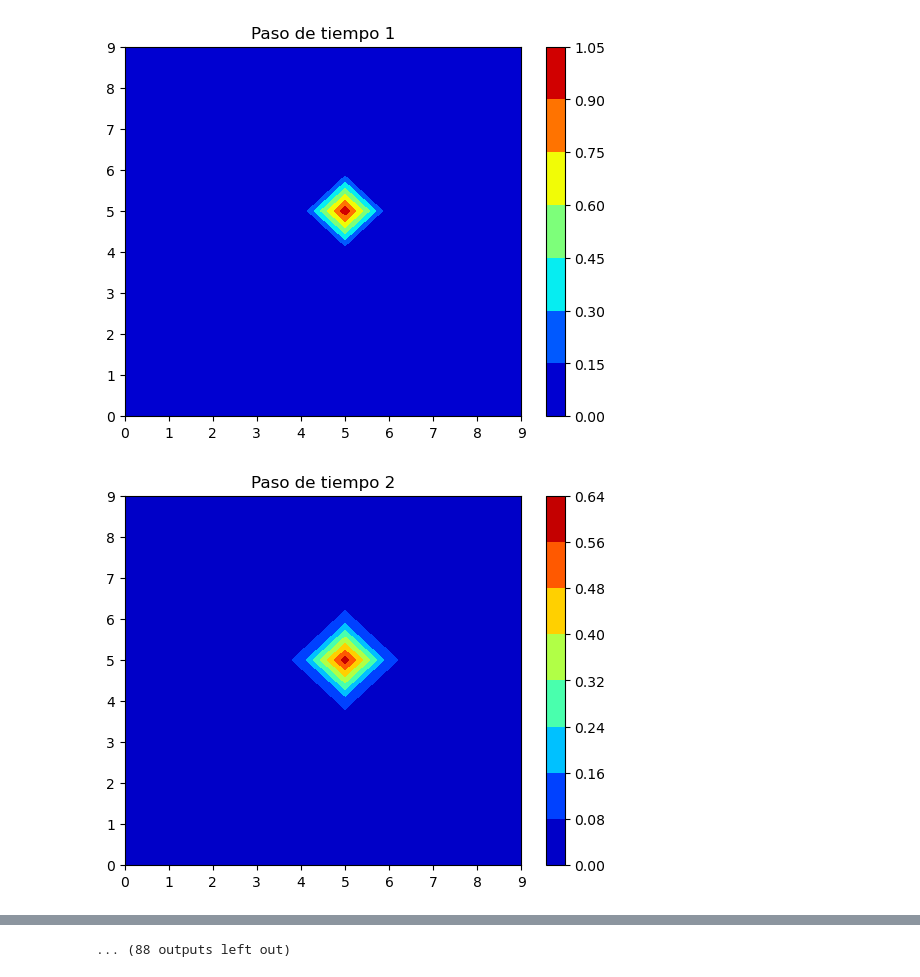
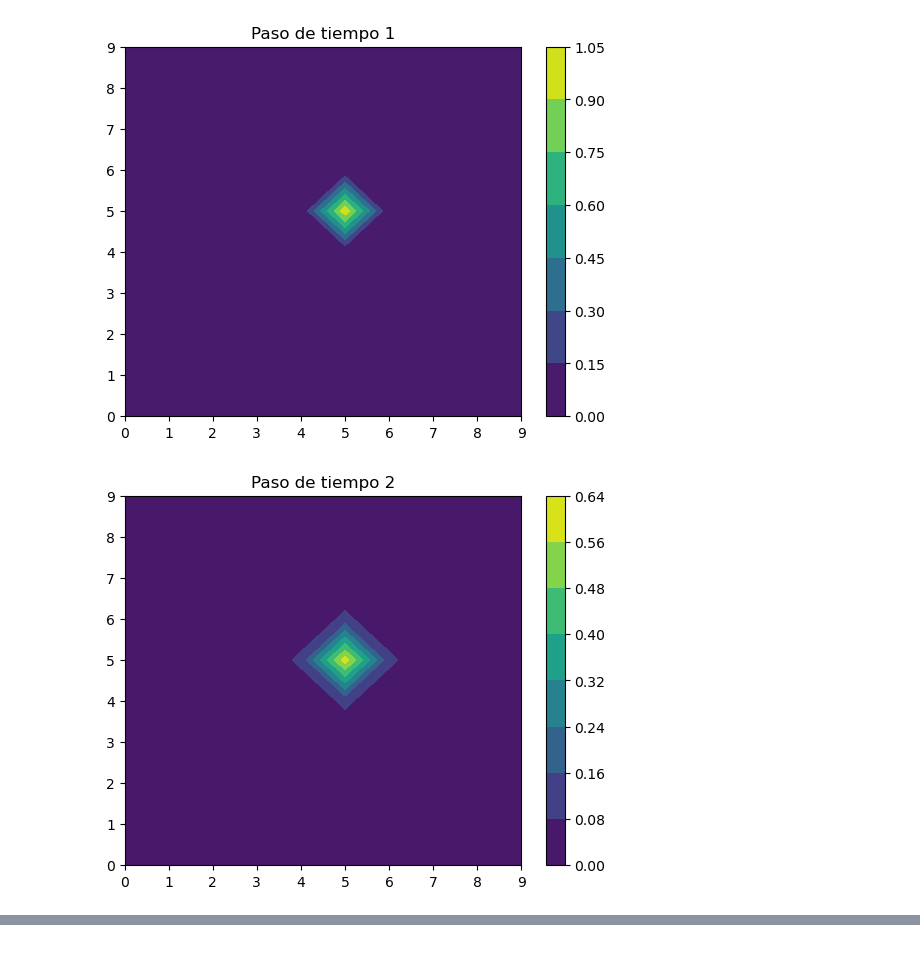
Before and after one commit to alhazacod/heat_eq_t_dependant_boundary, a Jupyter notebook: diffusion_solver.ipynb, the cells around one changed output, grey strips where cells are left out. Cells and saved outputs as stored; diff of their text form; code cells hidden in the pictures.

```diff
--- a/diffusion_solver.ipynb
+++ b/diffusion_solver.ipynb
@@ -24,30 +24,30 @@ def solve_diffusion_equation(u, D, dt, dx, dy, num_steps):
 # %%
 # Parámetros de la simulación
 D = 0.1  # Coeficiente de difusión
 dt = 0.01  # Paso de tiempo
 dx = 0.1  # Paso espacial en la dirección x
 dy = 0.1  # Paso espacial en la dirección y
-num_steps = 100  # Número de pasos de tiempo
+num_steps = 5  # Número de pasos de tiempo
 
 # Crear una malla (matriz) para almacenar los valores de u
 nx = 10  # Número de puntos en la dirección x
 ny = 10  # Número de puntos en la dirección y
 u = np.zeros((nx, ny))
 
 # Condiciones iniciales
 u[nx//2, ny//2] = 1.0  # Valor inicial en el punto central
 
 # Resolver la ecuación de difusión en el tiempo
 for step in range(num_steps):
     # Graficar la solución actual
     plt.figure()
-    plt.contourf(u, cmap='jet')
+    plt.contourf(u)
     plt.colorbar()
     plt.title(f"Paso de tiempo {step+1}")
     plt.show()
 
     # Resolver un paso de tiempo
     u = solve_diffusion_equation(u, D, dt, dx, dy, 1)
 # %% [output]
-[figure, old version]
+[figure, new version]
-[figure, old version]
+[figure, new version]
@@ -64 +56,0 @@ for step in range(num_steps):
-... (88 outputs left out)
```
Also changed, not shown: parts of 1 cell of this notebook.
